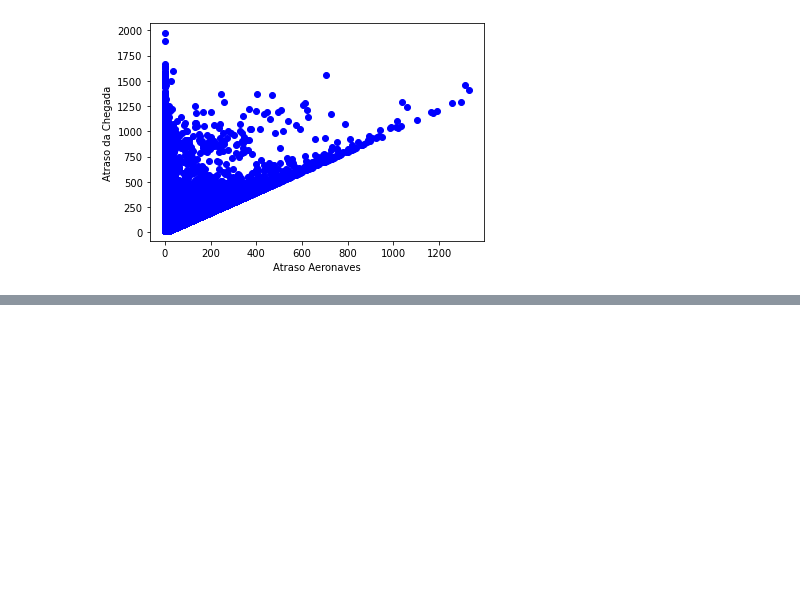
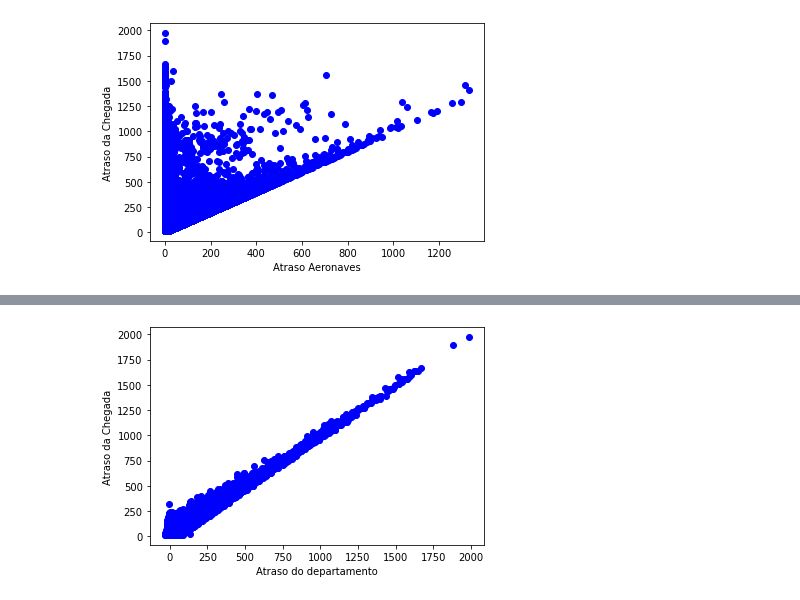
Before and after one commit to IonaSantana/Artificial-Intelligence, a Jupyter notebook: Flight_delay.ipynb, the cells around one changed output, grey strips where cells are left out. Cells and saved outputs as stored; diff of their text form; code cells hidden in the pictures; blank space fills up the shorter version.

```diff
--- a/Flight_delay.ipynb
+++ b/Flight_delay.ipynb
@@ -239,0 +242,2 @@ plot_correlacao(flights_time.LATE_AIRCRAFT_DELAY, flights_time.ARRIVAL_DELAY, 'A
+# %%
+aux1 = flights_time[flights_time['LATE_AIRCRAFT_DELAY'] == 0]
@@ -239,0 +267,4 @@ plot_correlacao(flights_time.LATE_AIRCRAFT_DELAY, flights_time.ARRIVAL_DELAY, 'A
+# %%
+plot_correlacao(aux1.DEPARTURE_DELAY, aux1.ARRIVAL_DELAY, 'Atraso do departamento', 'Atraso da Chegada')
+# %% [output]
+[figure, added]
```
Also changed, not shown: parts of 9 cells of this notebook.
